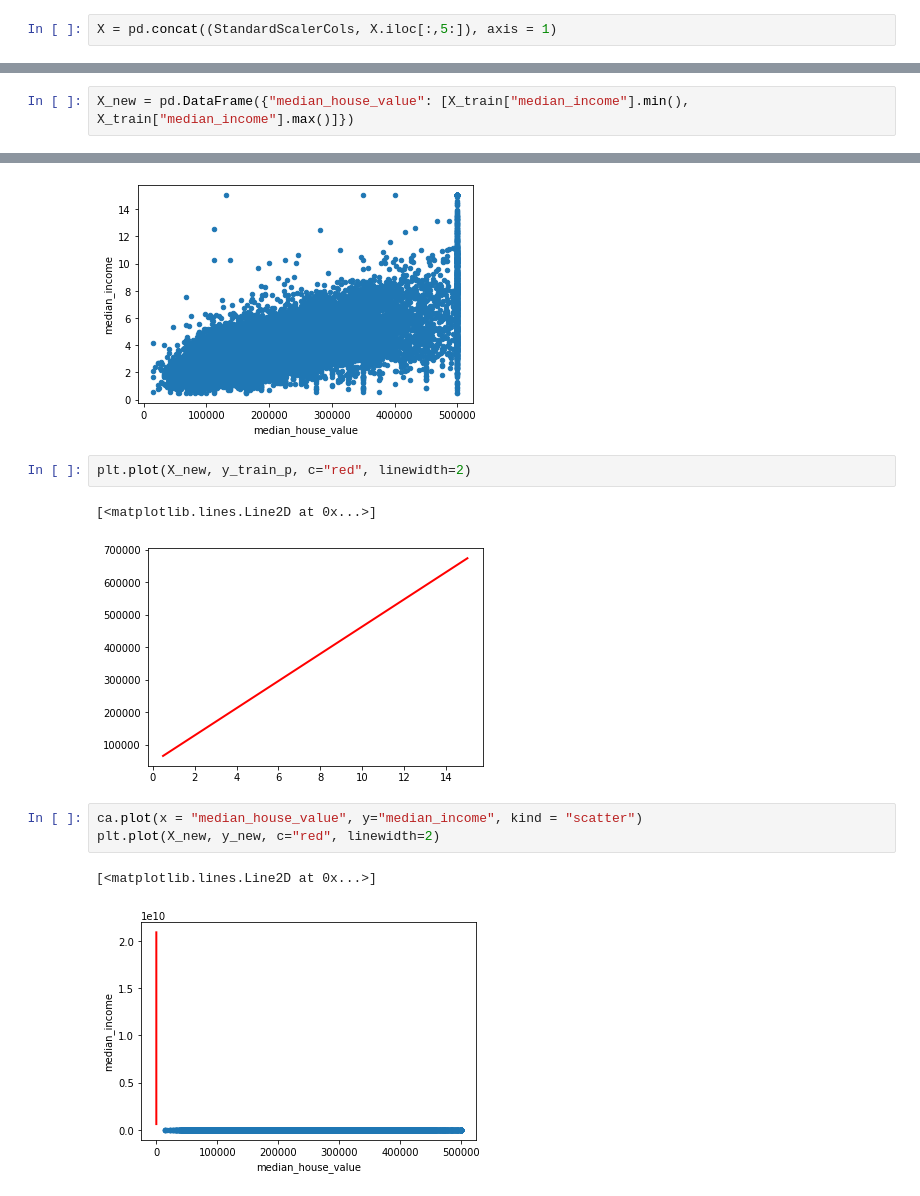
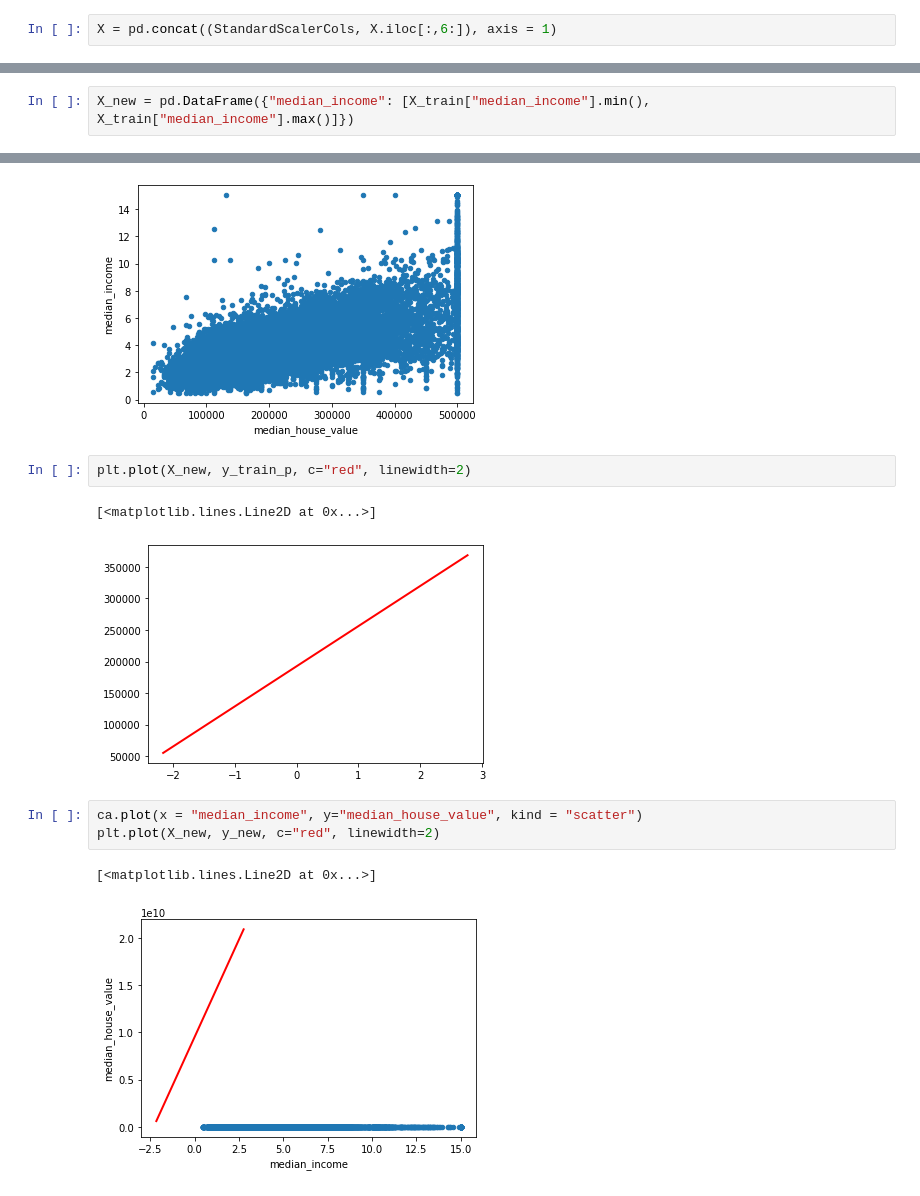
Before and after one commit to Saaimurugan/PGP-AI---Python-for-Data-Science, a Jupyter notebook: California Housing Price Prediction.ipynb, the cells around one changed output, grey strips where cells are left out. Saved outputs shown, nothing was run; the diff lists cells and outputs as text.

```diff
--- a/California Housing Price Prediction.ipynb
+++ b/California Housing Price Prediction.ipynb
@@ -464,7 +441,7 @@ X.head()
 | 3 | 52 | 919 | 213.0 | 413 | 193 | 4.0368 | 0 | ... |
 | 4 | 52 | 2535 | 489.0 | 1094 | 514 | 3.6591 | 0 | ... |
 # %%
-X = pd.concat((StandardScalerCols, X.iloc[:,5:]), axis = 1)
+X = pd.concat((StandardScalerCols, X.iloc[:,6:]), axis = 1)
 # %%
 X.isnull().sum()
 # %% [output]
@@ -546,7 +545,7 @@ X_test = X_test[["median_income"]]
 lm = linear_model.LinearRegression()
 model = lm.fit(X_train,y_train)
 # %%
-X_new = pd.DataFrame({"median_house_value": [X_train["median_income"].min(), X_train["median_income"].max()]})
+X_new = pd.DataFrame({"median_income": [X_train["median_income"].min(), X_train["median_income"].max()]})
 # %%
 X_new
 # %% [output]
@@ -568,10 +566,10 @@ ca.plot(x = "median_house_value", y="median_income", kind = "scatter")
 plt.plot(X_new, y_train_p, c="red", linewidth=2)
 # %% [output]
 [<matplotlib.lines.Line2D at 0x...>]
-[figure, old version]
+[figure, new version]
 # %%
-ca.plot(x = "median_house_value", y="median_income", kind = "scatter")
+ca.plot(x = "median_income", y="median_house_value", kind = "scatter")
 plt.plot(X_new, y_new, c="red", linewidth=2)
 # %% [output]
 [<matplotlib.lines.Line2D at 0x...>]
-[figure, old version]
+[figure, new version]
```
Also changed, not shown: parts of 14 cells of this notebook.
